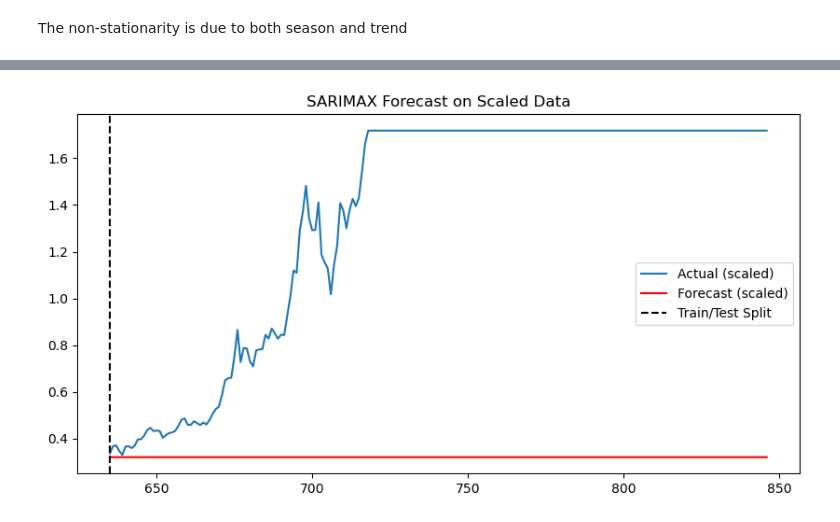
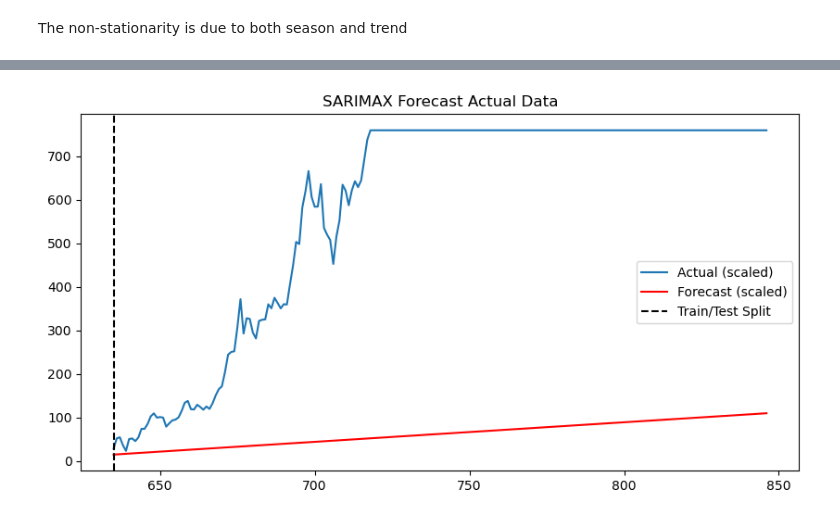
Before and after one commit to Roselinstanley/Time-Series-Analysis, a Jupyter notebook: GoldPrice.ipynb, the cells around one changed output, grey strips where cells are left out. Saved outputs shown, nothing was run; the diff lists cells and outputs as text; code cells hidden in the pictures.

```diff
--- a/GoldPrice.ipynb
+++ b/GoldPrice.ipynb
@@ -220,4 +247,5 @@ Len (847,)
 # %%
-data_size=round(len(stan)*0.75)
-train=stan[:data_size]
-test=stan[data_size:]
+data_size=round(len(gold_dataseteda1)*0.75)
+train=gold_dataseteda1[:data_size]
+test=gold_dataseteda1[data_size:]
+train.shape
@@ -251,0 +268,13 @@ mse=0.5652646231373355,mape=0.5504796057104963
+# %%
+last_train_price = gold_dataseteda1.iloc[data_size]["Price"]
+forecast_undiff = forecast.cumsum() + last_train_price
+
+# Similarly reconstruct actual values
+actual_undiff = test.cumsum() + last_train_price
+
+# Now you can compare
+mse = mean_squared_error(actual_undiff, forecast_undiff, squared=False)
+mape = mean_absolute_percentage_error(actual_undiff, forecast_undiff)
+print("mse={},mape={}".format(mse,mape))
+print("************")
+forecast
@@ -252,11 +296,11 @@ mse=0.5652646231373355,mape=0.5504796057104963
 # %%
 #Plot
 plt.figure(figsize=(10,5))
-plt.plot(test_actual, label='Actual (scaled)')
-plt.plot(pred, label='Forecast (scaled)', color='red')
-plt.axvline(x=test_actual.index[0], color='black', linestyle='--', label='Train/Test Split')
+plt.plot(actual_undiff, label='Actual (scaled)')
+plt.plot(forecast_undiff, label='Forecast (scaled)', color='red')
+plt.axvline(x=test.index[0], color='black', linestyle='--', label='Train/Test Split')
 plt.legend()
 plt.title('SARIMAX Forecast Actual Data')
 plt.show()
 # %% [output]
-[figure, old version]
+[figure, new version]
```
Also changed, not shown: parts of 14 cells of this notebook.
